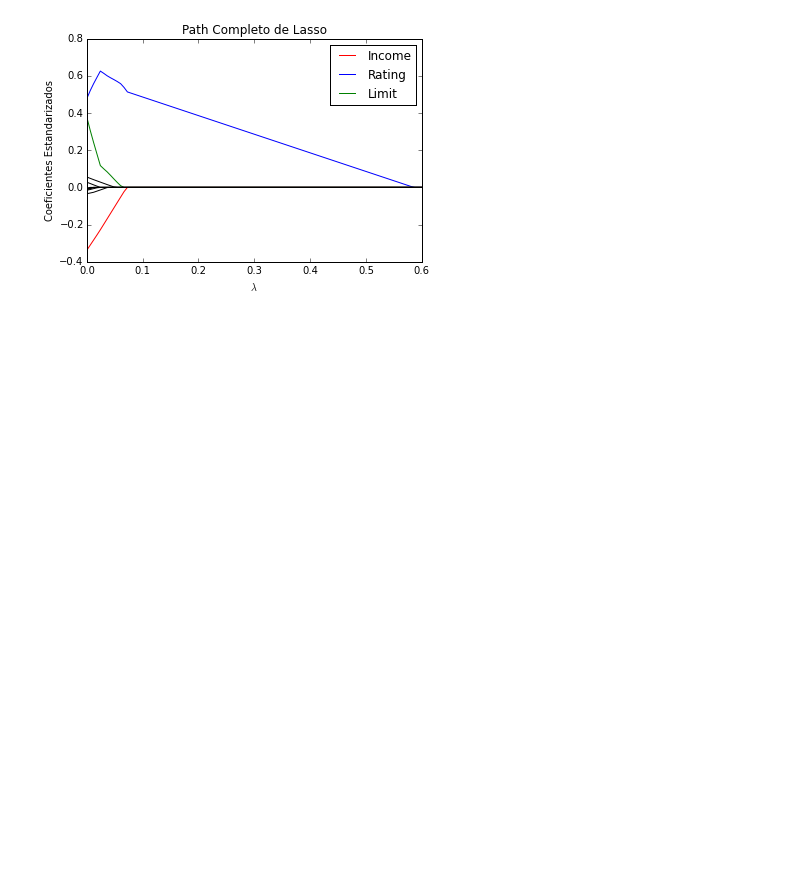
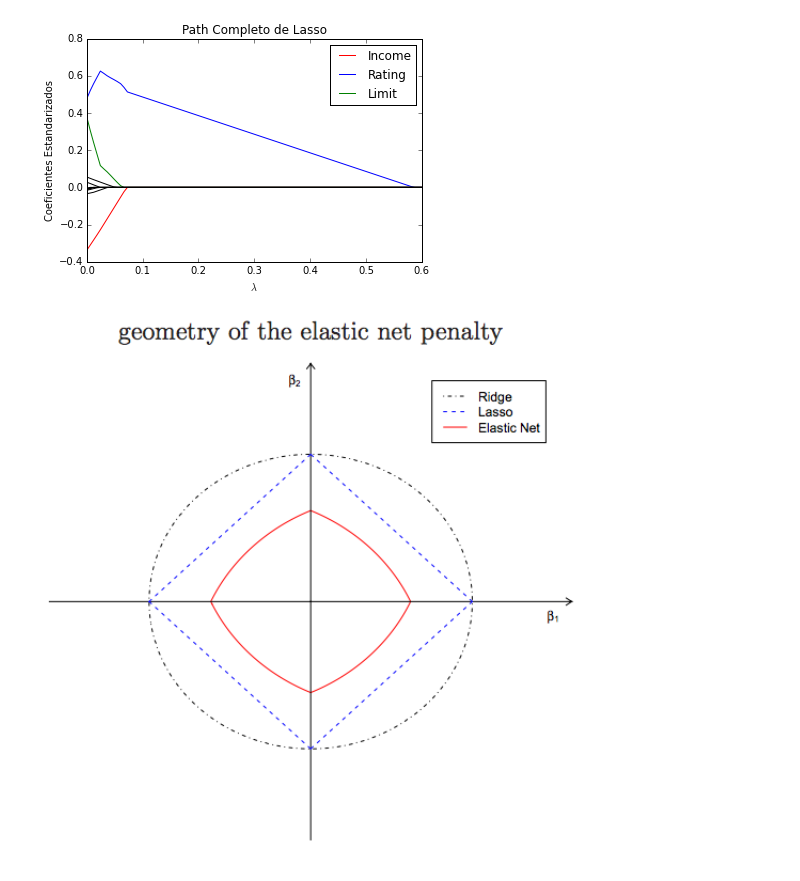
Before and after one commit to german1122/Clase---Anal-tica-, a Jupyter notebook: presentacion - Jonathan y German.ipynb, the cells around one changed output. Saved outputs shown, nothing was run; the diff lists cells and outputs as text; code cells hidden in the pictures; blank space fills up the shorter version.

```diff
--- a/presentacion - Jonathan y German.ipynb
+++ b/presentacion - Jonathan y German.ipynb
@@ -244,3 +301,8 @@ plt.title('Path Completo de Lasso')
 # %% [output]
 <matplotlib.text.Text at 0x...>
 [figure]
+# %%
+from IPython.display import Image
+Image(filename='pic1-enet.png')
+# %% [output]
+[figure, added]
```
Also changed, not shown: parts of 5 cells of this notebook.
